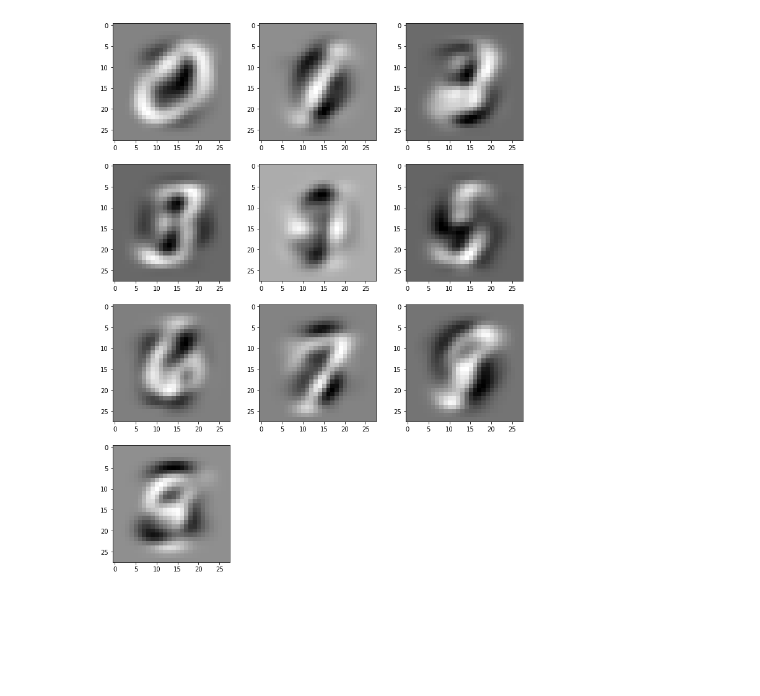
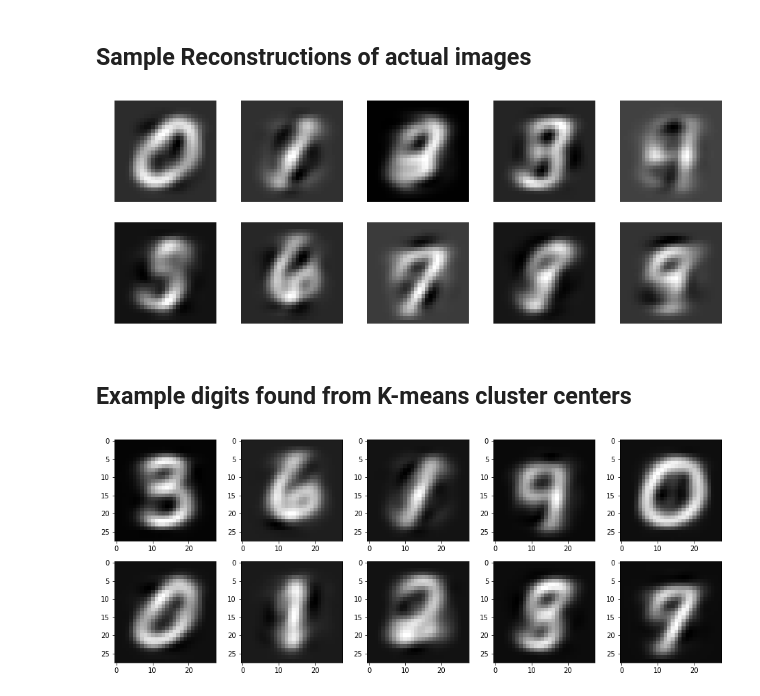
Before and after one commit to cnapun/EECS-531, a Jupyter notebook: A2/PCAMNIST.ipynb, the cells around one changed output. Drawn from its saved outputs; the diff is of its cells as text; code cells hidden in the pictures; blank space fills up the shorter version.

```diff
--- a/A2/PCAMNIST.ipynb
+++ b/A2/PCAMNIST.ipynb
@@ -44,0 +54,13 @@ KMeans(algorithm='auto', copy_x=True, init='k-means++', max_iter=300,
+# %%
+plt.figure(figsize=(20, 6))
+ax = plt.subplot(1, 2, 1)
+ax.plot(sigs)
+ax.set_xlabel('Component number')
+ax.set_ylabel('Explained variance')
+ax.set_title('Explained variance by component of PCA')
+
+ax = plt.subplot(1, 2, 2)
+ax.plot(errs)
+ax.set_title('Reconstruction Error using first n principal components (on a subset of 5000 digits)')
+ax.set_xlabel('Number of principal components')
+ax.set_ylabel('Reconstruction RMSE')
@@ -44,0 +70,6 @@ KMeans(algorithm='auto', copy_x=True, init='k-means++', max_iter=300,
+# %%
+n_comps = 10
+pcs = vecs[:, :n_comps]
+x_transform = Xp.dot(pcs)
+kms = KMeans(n_clusters=10,)
+_ = kms.fit(x_transform)
@@ -44,0 +78,6 @@ KMeans(algorithm='auto', copy_x=True, init='k-means++', max_iter=300,
+# %%
+plt.figure(figsize=(16, 6))
+for i in range(10):
+    ax = plt.subplot(2, 5, i+1)
+    ax.imshow((vecs[:, i]).reshape(int(np.sqrt(X.shape[1])), -1))
+    ax.axis('off')
@@ -45,12 +86,21 @@ KMeans(algorithm='auto', copy_x=True, init='k-means++', max_iter=300,
+# %% [markdown]
+## Sample Reconstructions of actual images
+# %%
+recon = Xp[ex_ix].dot(pcs).dot(pcs.T) + X.mean(0)
+plt.figure(figsize=(16, 6))
+for i in range(10):
+    ax = plt.subplot(2, 5, i+1)
+    ax.imshow(recon[i].reshape(int(np.sqrt(X.shape[1])), -1))
+    ax.axis('off')
+# %% [output]
+[figure, added]
+# %% [markdown]
+## Example digits found from K-means cluster centers
 # %%
-# recon = gmm.means_.dot(pca.components_)
-# recon = km.cluster_centers_.dot(pca.components_)
-# recon = avg_decomps.dot(pca.components_)
-recon = pca.components_.T.dot(a[ex_ix].T).T
-recon += recon.min()
-plt.figure(figsize=(12, 16))
+recon = kms.cluster_centers_.dot(pcs.T) + X.mean(0)
+plt.figure(figsize=(16, 6))
 for i in range(10):
-    ax = plt.subplot(4, 3, i+1)
+    ax = plt.subplot(2, 5, i+1)
     ax.imshow(recon[i].reshape(int(np.sqrt(X.shape[1])), -1))
 # %% [output]
-[figure, old version]
+[figure, new version]
```
Also changed, not shown: parts of 14 cells of this notebook, 4 other files.
